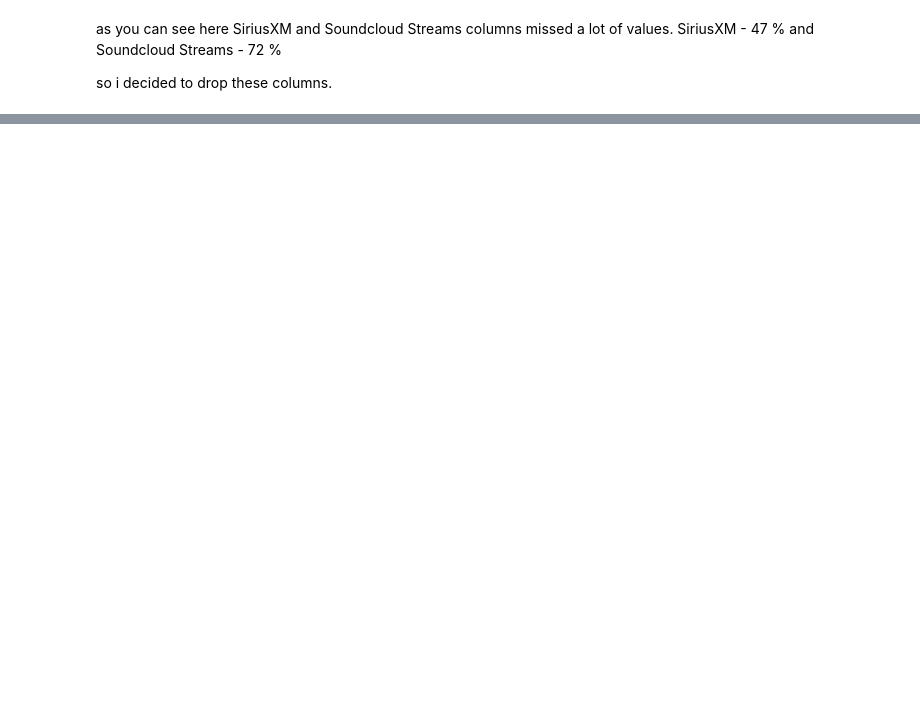
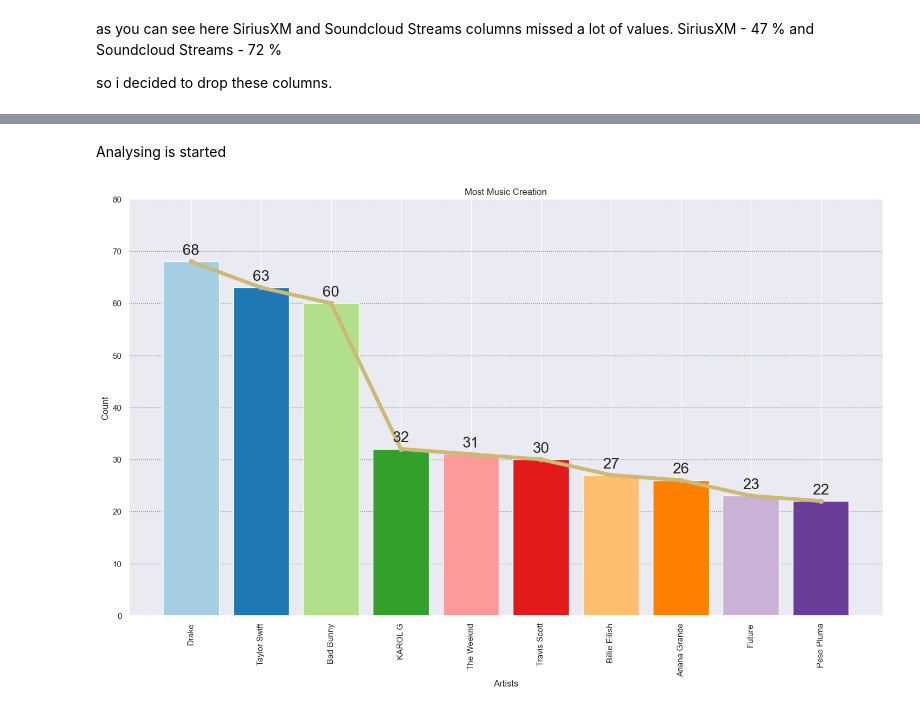
Before and after one commit to azamatzakirovch18/Spotify, a Jupyter notebook: Spotify.ipynb, the cells around one changed output, grey strips where cells are left out. Cells and saved outputs as stored; diff of their text form; code cells hidden in the pictures; blank space fills up the shorter version.

```diff
--- a/Spotify.ipynb
+++ b/Spotify.ipynb
@@ -162,0 +245,6 @@ so i decided to drop these columns.
+# %%
+df['Release Year'] = pd.to_datetime(df['Release Date']).dt.year
+df['Release Month'] = pd.to_datetime(df['Release Date']).dt.month
+df['Release Date'] = pd.to_datetime(df['Release Date'])
+# %%
+df['Explicit Track'] = df['Explicit Track'].astype('bool')
@@ -162,0 +267,15 @@ so i decided to drop these columns.
+# %%
+numeric_cols = [
+    'All Time Rank', 'Track Score', 'Spotify Streams',
+    'Spotify Playlist Count', 'Spotify Playlist Reach',
+    'Spotify Popularity', 'YouTube Views', 'YouTube Likes', 'TikTok Posts',
+    'TikTok Likes', 'TikTok Views', 'YouTube Playlist Reach',
+    'Apple Music Playlist Count', 'AirPlay Spins',
+    'Deezer Playlist Count', 'Deezer Playlist Reach',
+    'Amazon Playlist Count', 'Pandora Streams', 'Pandora Track Stations',
+     'Shazam Counts'
+]
+
+
+for col in numeric_cols:
+    df[col] = df[col].astype(str).str.replace(',', '').astype(float).astype(int)
@@ -162,0 +298,4 @@ so i decided to drop these columns.
+# %% [markdown]
+Analysing is started
+# %%
+colors = sns.color_palette('Paired', n_colors=len(numeric_cols))
@@ -162,0 +323,17 @@ so i decided to drop these columns.
+# %%
+most_music_creation = df['Artist'].value_counts().sort_values(ascending = False).head(10)
+fig,ax = plt.subplots(figsize = (18,10))
+a = ax.bar(most_music_creation.index,most_music_creation,color = colors, align = 'center')
+ax.bar_label(a, padding = 5,fontsize = 20)
+ax.grid(True,which = 'both',axis = 'y', linestyle = ':',color = 'g')
+ax.set_ylabel('Count')
+ax.set_title('Most Music Creation')
+ax.set_xlabel('Artists')
+ax.plot(most_music_creation.index,most_music_creation,marker = 'o',color = 'y',linewidth = 5)
+
+
+plt.xticks(rotation = 90)
+plt.ylim([0,80])
+plt.show()
+# %% [output]
+[figure, added]
```
Also changed, not shown: parts of 35 cells of this notebook.
